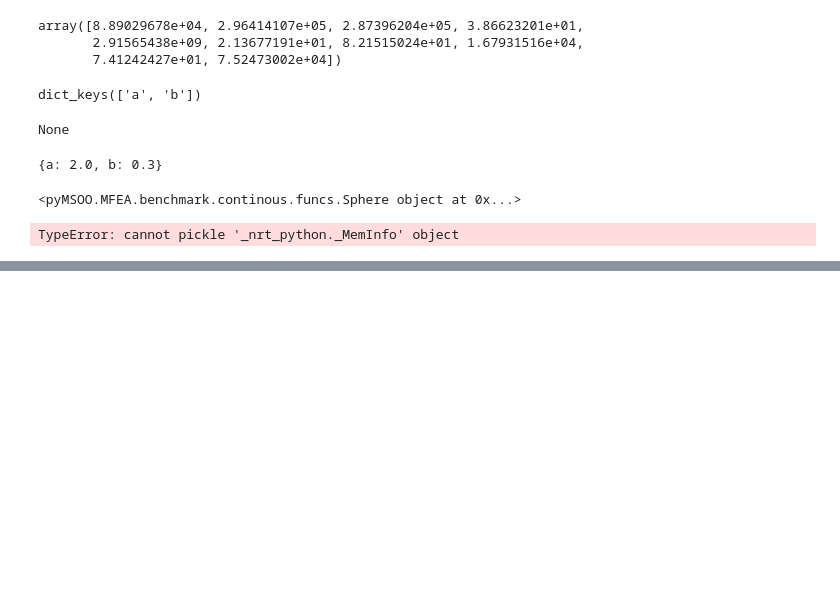
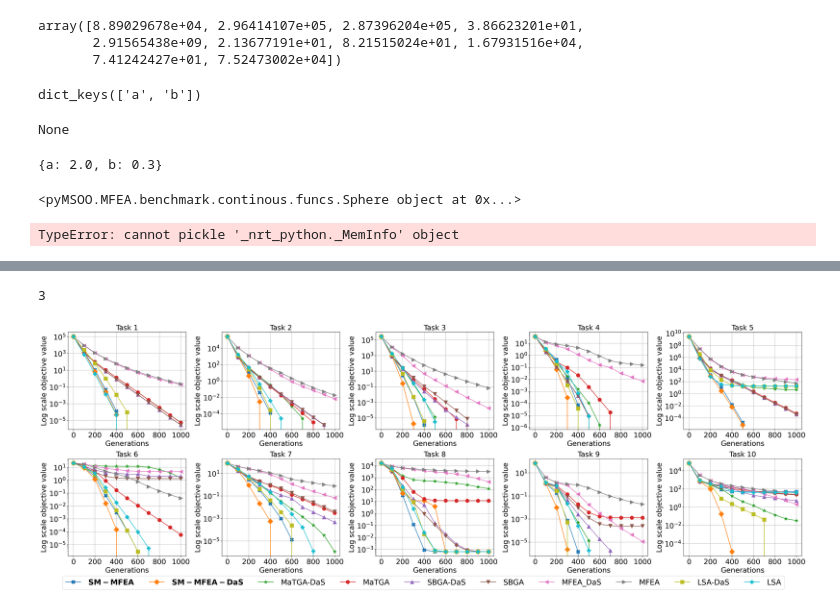
Before and after one commit to vuanhhuyhlqn/pymsoo_amfea, a Jupyter notebook: tutorial.ipynb, the cells around one changed output, grey strips where cells are left out. Drawn from its saved outputs; the diff is of its cells as text; code cells hidden in the pictures; blank space fills up the shorter version.

```diff
--- a/tutorial.ipynb
+++ b/tutorial.ipynb
@@ -350,0 +446,41 @@ TypeError: cannot pickle '_nrt_python._MemInfo' object
+# %%
+'''Compare between S-MFEA with other MODEL'''
+
+compare= CompareModel(
+    models = [
+        loadModel("./Data/convergence_trend_das/S-MFEA_CEC17_PYTHON.mso",ls_tasks= CEC17_benchmark.get_10tasks_benchmark()[0]),
+        loadModel("./Data/convergence_trend_das/S-MFEA_KL_CEC17_PYTHON.mso",ls_tasks= CEC17_benchmark.get_10tasks_benchmark()[0]),
+        loadModel("./Data/convergence_trend_das/MaTGA_w_DaS.mso",ls_tasks= CEC17_benchmark.get_10tasks_benchmark()[0]),
+        loadModel("./Data/convergence_trend_das/MaTGA_wo_DaS.mso",ls_tasks= CEC17_benchmark.get_10tasks_benchmark()[0]),
+        loadModel("./Data/convergence_trend_das/SBSGA_w_DaS.mso",ls_tasks= CEC17_benchmark.get_10tasks_benchmark()[0]),
+        loadModel("./Data/convergence_trend_das/SBSGA_wo_DaSCEC17.mso",ls_tasks= CEC17_benchmark.get_10tasks_benchmark()[0]),
+        loadModel("./Data/convergence_trend_das/MFEA_KL_1.mso",ls_tasks= CEC17_benchmark.get_10tasks_benchmark()[0]),
+        loadModel("./Data/convergence_trend_das/MFEA_SBX_1.mso",ls_tasks= CEC17_benchmark.get_10tasks_benchmark()[0]),
+        loadModel("./Data/convergence_trend_das/LSA_KL_CEC17_PYTHON_1.mso",ls_tasks= CEC17_benchmark.get_10tasks_benchmark()[0]),
+        loadModel("./Data/convergence_trend_das/LSA_SBX_CEC17_JAVA_1.mso",ls_tasks= CEC17_benchmark.get_10tasks_benchmark()[0]),
+
+    ],
+    label= [ '$\\bf{SM-MFEA}$', '$\\bf{SM-MFEA-DaS}$', "MaTGA-DaS", 'MaTGA', 'SBGA-DaS', 'SBGA', 'MFEA_DaS', 'MFEA', "LSA-DaS", "LSA",]
+)
+compare.render(
+    shape=(2,5),
+    min_cost= 1e-6,
+    step=100,
+    yscale='log',
+    title="",
+    grid= True,
+    showname= False,
+    title_size= 20,
+    label_size_x= 20,
+    label_size_y= 20,
+    x_tick_size= 20,
+    y_tick_size= 20,
+    handletextpad= 1,
+    # borderaxespad=0.8,
+    bbox_to_anchor=(0.5,-0.06),
+    legend_size= 21,
+    scatter_size=10,
+)
+# %% [output]
+3
+[figure, added]
```
Also changed, not shown: parts of 17 cells of this notebook, 5 other files.
